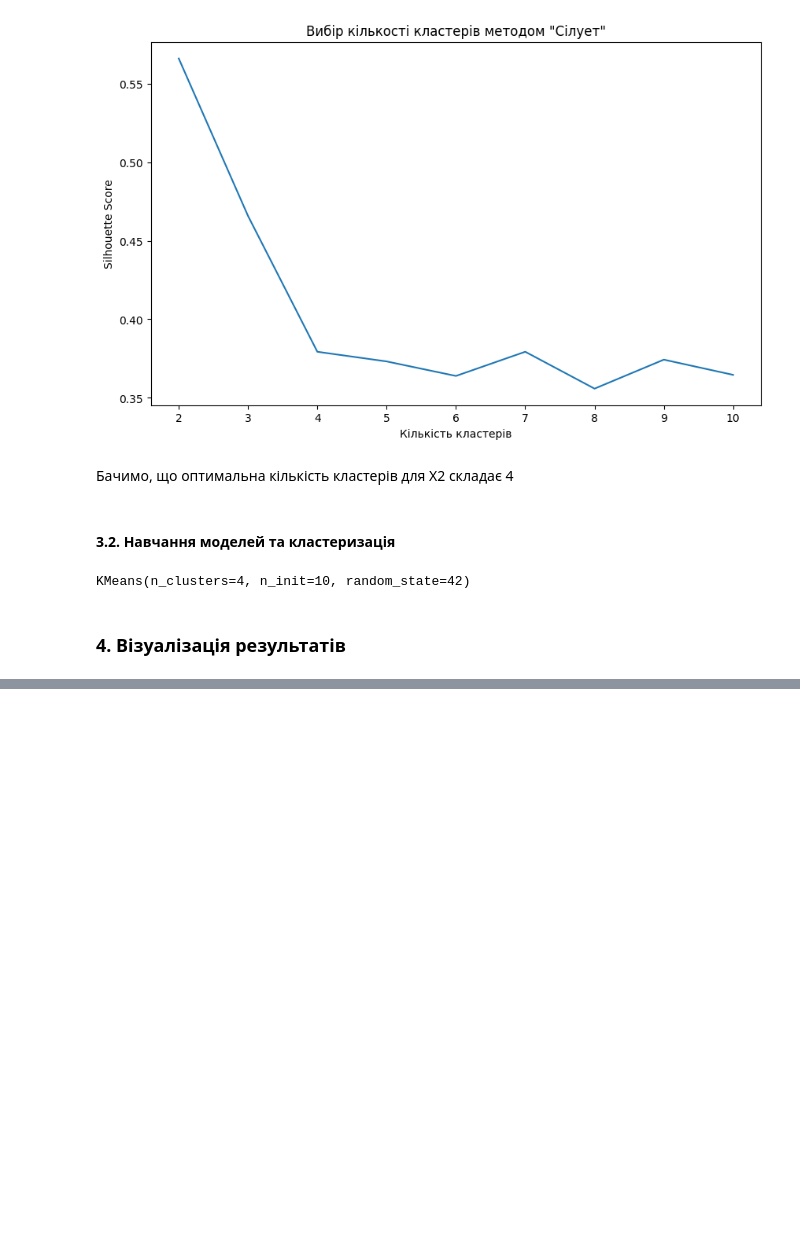
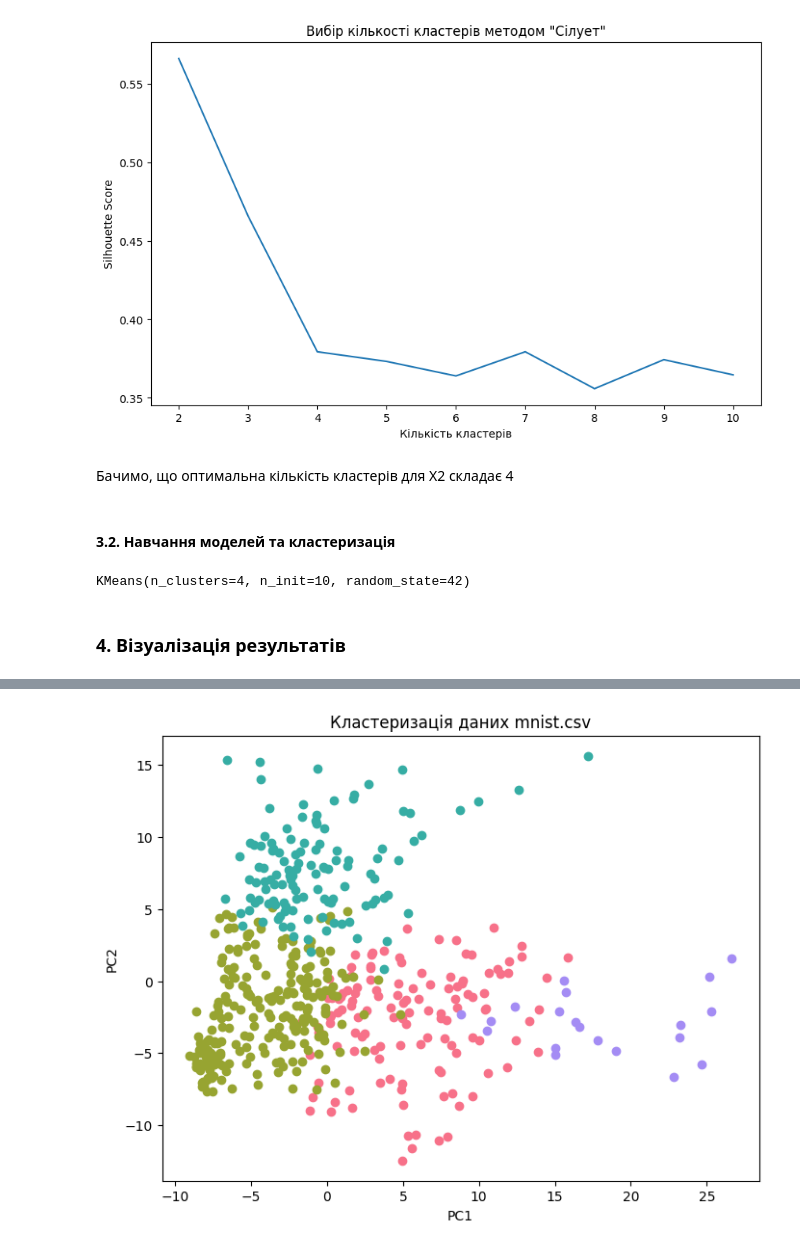
Before and after one commit to evgen-kulik/data_science_hw6, a Jupyter notebook: HW_6.ipynb, the cells around one changed output, grey strips where cells are left out. Drawn from its saved outputs; the diff is of its cells as text; code cells hidden in the pictures; blank space fills up the shorter version.

```diff
--- a/HW_6.ipynb
+++ b/HW_6.ipynb
@@ -219,0 +249,24 @@ labels2 = kmeans2.labels_
+# %%
+pca = PCA(n_components=2)  # вибір кількості компонент
+principal_components = pca.fit_transform(X2)
+
+# Перетворення в DataFrame
+principal_df = pd.DataFrame(data=principal_components, columns=['PC1', 'PC2'])
+
+# Додавання раніше отриманих міток до DataFrame
+principal_df['Cluster'] = labels2
+
+# Кольорова мапа для різних кластерів
+cluster_colors = sns.color_palette('husl', n_colors=len(principal_df['Cluster'].unique()))
+# 'husl' - назва кольорової мапи
+
+# візуалізація
+plt.figure(figsize=(8, 6))
+plt.title('Кластеризація даних mnist.csv')
+plt.xlabel('РС1')
+plt.ylabel('РС2')
+for cluster, color in zip(principal_df['Cluster'].unique(), cluster_colors):
+    subset = principal_df[principal_df['Cluster'] == cluster]
+    plt.scatter(subset['PC1'], subset['PC2'], label=f'Cluster {cluster}', color=color)
+# %% [output]
+[figure, added]
```
Also changed, not shown: parts of 6 cells of this notebook.
